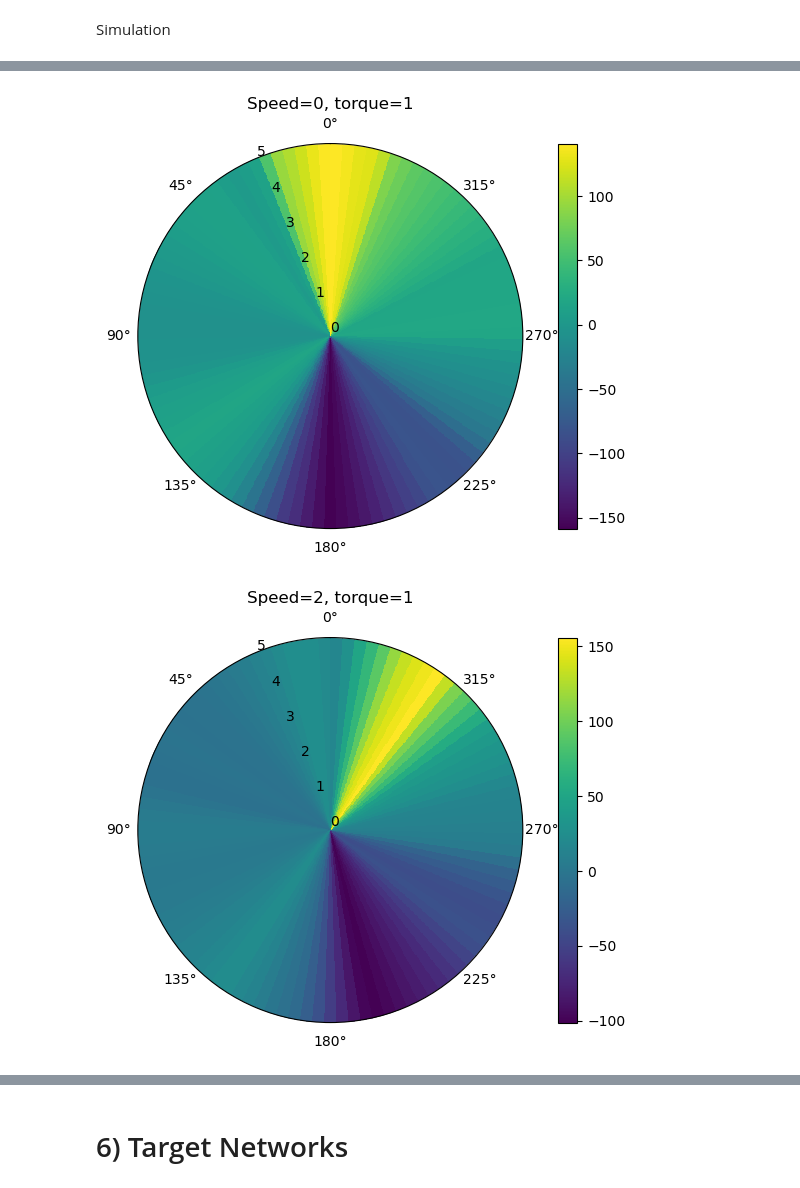
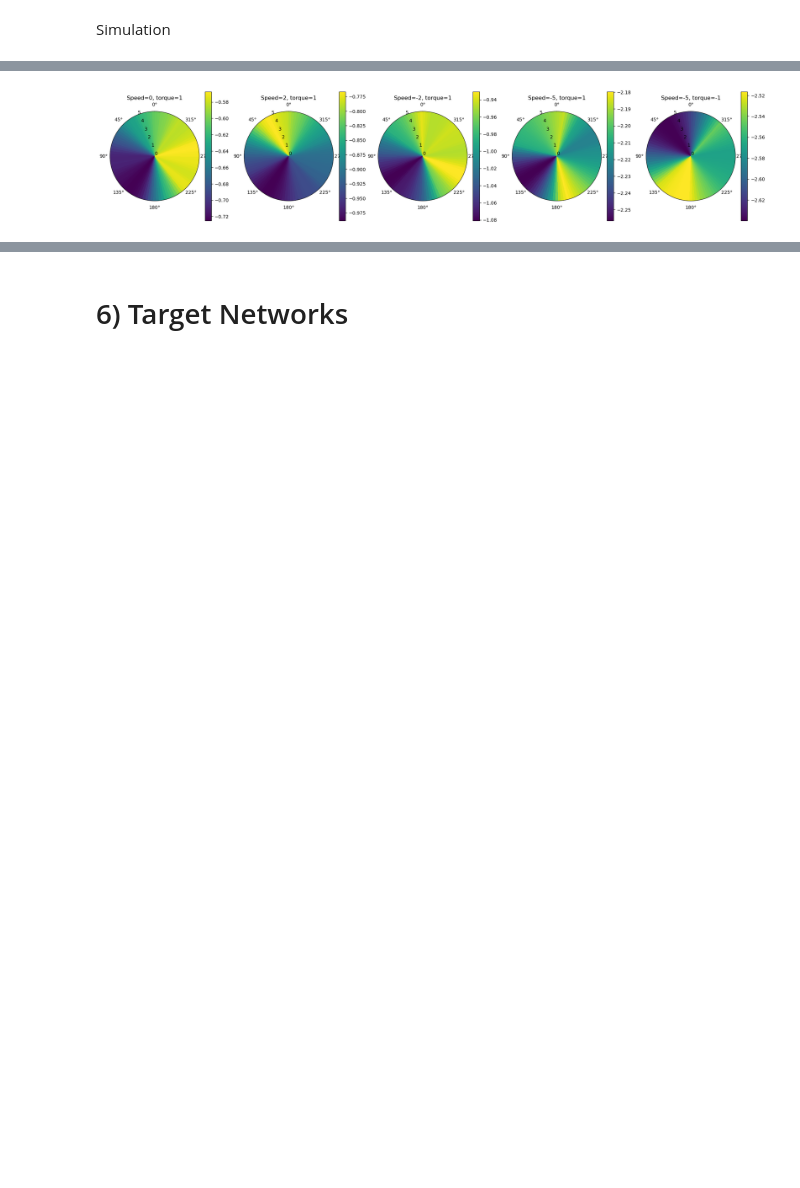
Before and after one commit to francpp/Deep_Deterministic_Policy_Gradient, a Jupyter notebook: DDPG.ipynb, the cells around one changed output, grey strips where cells are left out. Drawn from its saved outputs; the diff is of its cells as text; code cells hidden in the pictures; blank space fills up the shorter version.

```diff
--- a/DDPG.ipynb
+++ b/DDPG.ipynb
@@ -291,24 +257,19 @@ for l in logs:
 ## 5) Minimal Implementation of DDPG
 # %%
 def compute_loss_policy(state, action, model_Q):
-    #with torch.no_grad():
-    #model_Q.eval()
-    #action.detach().numpy()
     data = torch.cat((state, action), axis = 1)
-    #data = torch.tensor(data, dtype=torch.float32).to(device)
     loss_policy = torch.mean(-model_Q(data))
-    #loss_policy.requires_grad = True
     return loss_policy
 
 
-def train_epoch_policy(model_policy, model_Q, agent, optimizer, criterion, gamma, Buffer, epoch, device):
+def train_epoch_policy(model_policy, model_Q, agent, optimizer, criterion, gamma, Buffer, epoch):
     state = env.reset()
     state = state[0]
 
     Trunc = False
     loss_epoch = []
     while not Trunc:
-        model_policy.eval()
+        #model_policy.eval()
         with torch.no_grad():
             action = agent.compute_action(state)
         (next_state, reward, term, Trunc, info) = env.step(action)
@@ -316,8 +277,8 @@ def train_epoch_policy(model_policy, model_Q, agent, optimizer, criterion, gamma
         state = next_state
 
         if len(Buffer.buffer) >= 128:
-            model_Q.eval()
-            model_policy.train()
+            #model_Q.eval()
+            #model_policy.train()
             b = Buffer.batch_buffer(128)
             data = np.zeros((128,3))
             reward = np.zeros(128)
@@ -329,15 +290,14 @@ def train_epoch_policy(model_policy, model_Q, agent, optimizer, criterion, gamma
                 trunc[i] = transition[4]
                 next_data[i] = transition[3]
 
-            data = torch.tensor(data, dtype=torch.float32).to(device)
-            reward = torch.tensor(reward, dtype=torch.float32).to(device)
-            next_data = torch.tensor(next_data, dtype=torch.float32).to(device)
+            data = torch.tensor(data, dtype=torch.float32)
+            reward = torch.tensor(reward, dtype=torch.float32)
+            next_data = torch.tensor(next_data, dtype=torch.float32)
             trunc = torch.tensor(trunc, dtype = torch.bool)
             optimizer.zero_grad()
             output = model_policy(data)  # state -> action
 
             loss = compute_loss_policy(data, output, model_Q)
-            # loss = criterion(loss_p, torch.zeros([128,1], requires_grad = True))
             loss.backward()
             optimizer.step()
             loss_epoch.append(loss.item())
@@ -490,32 +404,34 @@ plt.show()
 # %%
 logs = [(0,1),(2,1),(-2,1),(-5,1),(-5,-1)]
 
-for l in logs:
+fig, axs = plt.subplots(1, 5, figsize=(25, 5), subplot_kw={'projection': 'polar'})
+
+for i,l in enumerate(logs):
     speed = l[0]
     torque = l[1]
 
-    fig = plt.figure(figsize=(20, 5))
+    #fig = plt.figure(figsize=(20, 5))
 
     rad = np.linspace(0, 5, 100)
     azm = np.linspace(-np.pi, np.pi, 100)
     r, th = np.meshgrid(rad, azm)
 
     # Q-Network
     speed_array = speed*np.ones(r.shape)
     torque_array = torque*np.ones(r.shape)
     data = np.stack([np.cos(th), np.sin(th), speed_array, torque_array], axis = 2)
     data = torch.tensor(data, dtype = torch.float32)
     z = ddpg_agent.Q_network(data)
     z = z.detach().numpy().squeeze()
 
-    ax1 = fig.add_subplot(121, projection="polar")
-    ax1.grid(False)
-    pc = ax1.pcolormesh(th, r, z)
-    ax1.plot(azm, r, color='k', ls='none')
-    ax1.set_theta_zero_location('N')
-    fig.colorbar(pc)
-    plt.title(f'Speed={speed}, torque={torque}')
-    plt.savefig(f'Plots/DDPG_heat_{speed}_{torque}.png')
+    ax = axs[i]
+    ax.grid(False)
+    pc = ax.pcolormesh(th, r, z)
+    ax.plot(azm, r, color='k', ls='none')
+    ax.set_theta_zero_location('N')
+    fig.colorbar(pc, ax=ax)
+    ax.set_title(f'Speed={speed}, torque={torque}')
+
+plt.savefig(f'Plots/DDPG_heat.png')
 # %% [output]
-[figure, old version]
+[figure, new version]
-[figure, removed]
```
Also changed, not shown: parts of 23 cells of this notebook, 1 other file.
